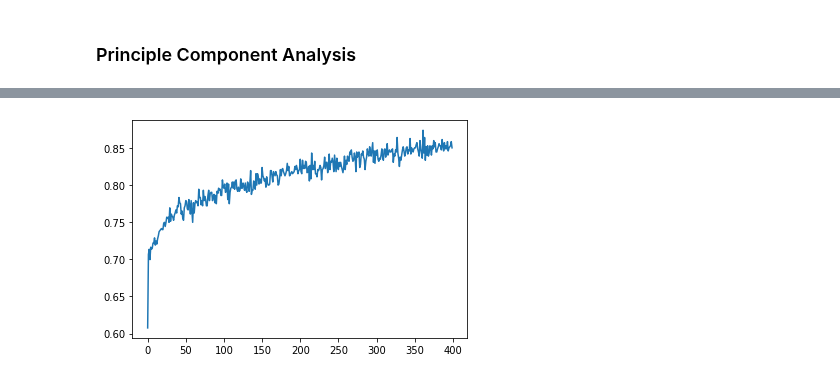
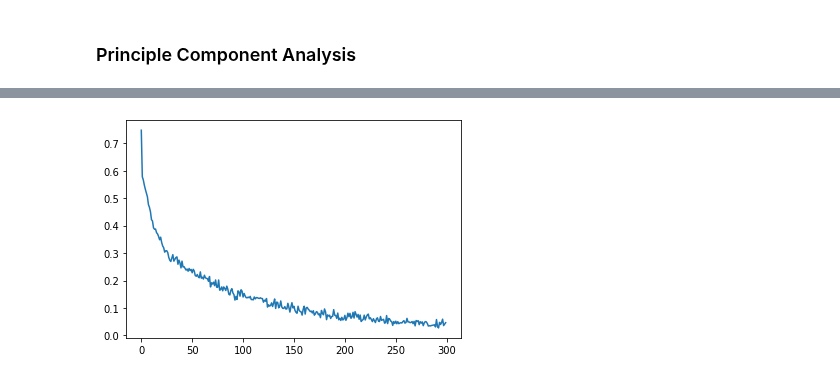
Before and after one commit to Shashi-Bhushan/python-code, a Jupyter notebook: kaggle/fitara.ipynb, the cells around one changed output, grey strips where cells are left out. Saved outputs shown, nothing was run; the diff lists cells and outputs as text; code cells hidden in the pictures.

```diff
--- a/kaggle/fitara.ipynb
+++ b/kaggle/fitara.ipynb
@@ -302,19 +398,0 @@ ValueError: n_components=25 must be between 0 and min(n_samples, n_features)=2 w
-# %%
-%%time
-# X_train, X_test, feature_names = get_tf_idf(X_train_split['text'], X_test_split['text'])
-
-# build pipeline
-vectorizer = TfidfVectorizer()
-regressor = SVC()
-
-pipeline = Pipeline([('Logistic Regression', BernoulliNB(alpha=.01))])
-
-# fit pipeline
-pipeline.fit(X_train, y_train)
-
-# predict
-y_pred = pipeline.predict(X_test)
-
-print(metrics.log_loss(y_test.values, y_pred))
-print(y_pred)
-print(y_test.values)
@@ -371,13 +399,31 @@ Wall time: 21.1 ms
 # %%
+# fix random seed for reproducibility
+np.random.seed(576)
+
 # create model
 model = Sequential()
-model.add(Dense(50, input_dim=X_train.shape[1], activation='sigmoid'))
+model.add(Dense(35, input_dim=X_train.shape[1], activation='sigmoid'))
 model.add(Dropout(0.25))
-model.add(Dense(10, activation='sigmoid'))
+model.add(Dense(18, activation='sigmoid'))
 model.add(Dense(2, activation='softmax'))
 
 model.compile(loss='binary_crossentropy', optimizer='adam', metrics=['acc'])
 
+#model = Sequential()
+#model.add(Dense(35, input_dim=X_train.shape[1], activation='sigmoid'))
+#model.add(Dropout(0.25))
+#model.add(Dense(18, kernel_initializer='normal', activation='sigmoid'))
+#model.add(Dense(2, kernel_initializer='normal', activation='sigmoid'))
+# Compile model
+#sgd = SGD(lr=0.01, momentum=0.8, decay=0.0, nesterov=False)
+#model.compile(loss='binary_crossentropy', optimizer=sgd, metrics=['accuracy'])
+
 # train model
-history = model.fit(X_train, to_categorical(y_train, 2), epochs=400, batch_size=10, verbose=2)#, class_weight={1:0.96, 0:0.04})
+history = model.fit(X_train, to_categorical(y_train, 2), epochs=300, batch_size=10, verbose=2)#, class_weight={1:0.96, 0:0.04})
+
+num_train = metrics.log_loss(y_train.values, model.predict(X_train))
+num_test = metrics.log_loss(y_test.values, model.predict(X_test))
+
+print(f"Log Loss on Train is {num_train} and exponential is {math.exp(-num_train)}.\
+      \nLog Loss on Test is {num_test} and exponential is {math.exp(-num_test)}.")
 # %% [output]
@@ -401,6 +447,6 @@ Epoch 400/400
 # %%
 # plot metrics
-plt.plot(history.history['acc'])
+plt.plot(history.history['loss'])
 plt.show()
 # %% [output]
-[figure, old version]
+[figure, new version]
```
Also changed, not shown: parts of 49 cells of this notebook.
